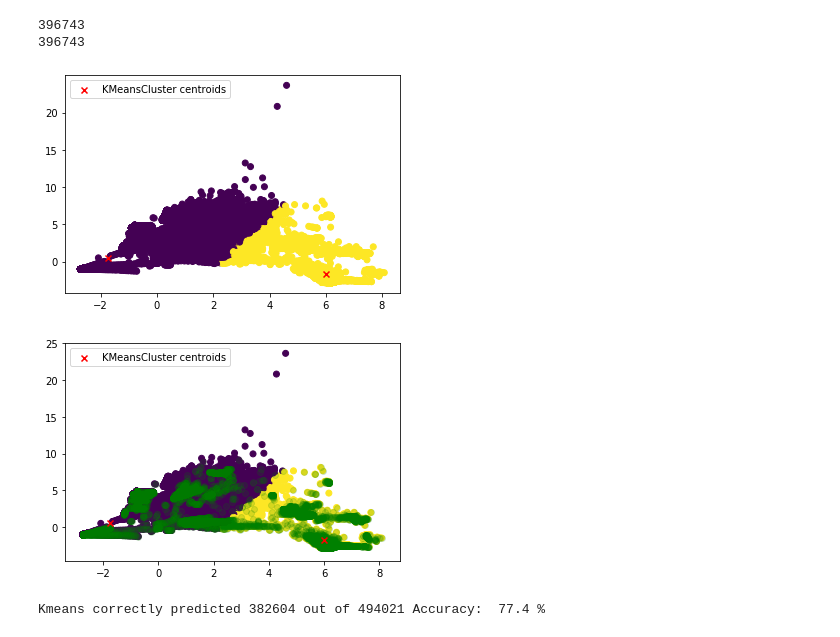
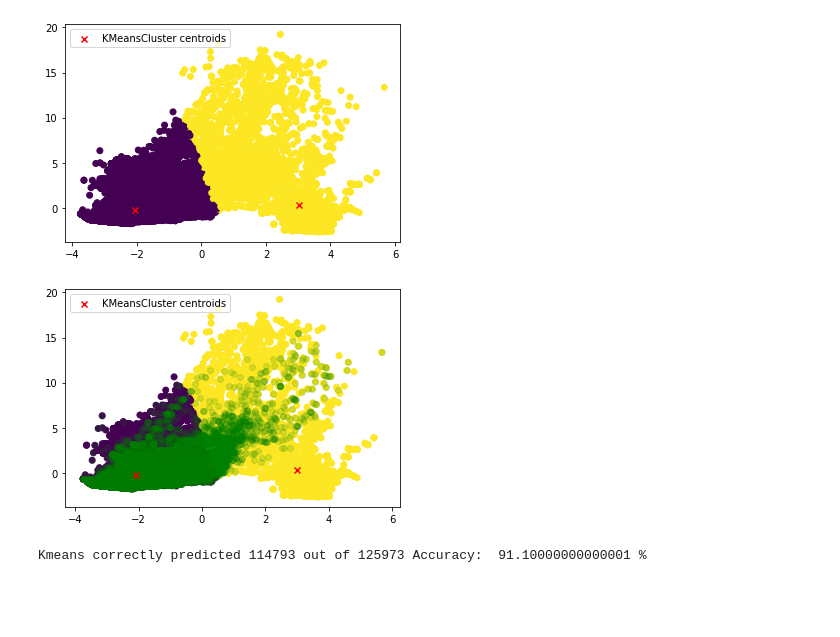
Before and after one commit to greg-norton/kdd99-ml, a Jupyter notebook: tensorflow-multiclass-classification.ipynb, the cells around one changed output. Saved outputs shown, nothing was run; the diff lists cells and outputs as text; code cells hidden in the pictures; blank space fills up the shorter version.

```diff
--- a/tensorflow-multiclass-classification.ipynb
+++ b/tensorflow-multiclass-classification.ipynb
@@ -26,7 +26,7 @@ import matplotlib.pyplot as plt
 # Change me for other classifications!
 # --------------------------------------------------
 SCOPE = 'binary'
-DATASET = 'kdd99'
+DATASET = 'nslkdd'
 # --------------------------------------------------
 
 # Our options to test
@@ -382,3 +350,7 @@ principalDf.head()
+# %%
+
+x_df = df.dropna(axis=1)
+x_df = df.drop(columns=['outcome'])
 # %%
 pca = PCA(n_components=2)
 principalComponents = pca.fit_transform(x_df)
@@ -389,24 +361,10 @@ km = KMeans(n_clusters = 2)
 km.fit(principalDf)
 y_kmeans = km.predict(principalDf)
 # %%
-#this block prepares a true_normal_df for visualization, so we can compare against the two groups generated by K-Means Clustering
-if DATASET == 'nslkdd':
-    true_normal_df = principalDf.copy() #get the PCA1 and PCA2 columns from the principalDf (original df), copy them into a new true_normal_df
-    true_normal_df['outcome'] = df['outcome'] #copy the outcome column from the original dataframe to the true_normal_df
-    true_normal_df = true_normal_df.drop(true_normal_df[true_normal_df.outcome != 'normal'].index) #delete all rows from the true_normal_df that have an outcome that is NOT normal
-    print(len(true_normal_df['outcome']), (true_normal_df.outcome == 'normal').sum()) #proof that every outcome in our table is normal
-    true_normal_df.drop(['outcome'], axis = 1) #finally, drop the outcome column from the true_normal_df, and we are left with PCA1 and PCA2 cols that correspond to the true normal rows, so we can plot and visualize these in the next step
-
-
-else:
-    true_normal_df = principalDf.copy()
-#     print((df['outcome'] == 1).sum())
-    true_normal_df['outcome'] = df['outcome']
-    true_normal_df = true_normal_df.drop(true_normal_df[true_normal_df.outcome != 1].index) #delete all rows from true_normal_df with outcome != 'normal'
-#     print(len(true_normal_df))
+true_normal_df = principalDf.copy()
+true_normal_df['outcome'] = df['outcome']
+true_normal_df = true_normal_df.drop(true_normal_df[true_normal_df.outcome != 0].index) #delete all rows from true_normal_df with outcome != 'normal'
+true_normal_df.drop(['outcome'], axis = 1, inplace=True) #finally, drop the outcome column from the true_normal_df, and we are left with PCA1 and PCA2 cols that correspond to the true normal rows, so we can plot and visualize these in the next step
-# %% [output]
-396743
-396743
 # %%
 scatter = plt.scatter(principalDf['principal component 1'], principalDf['principal component 2'], c = y_kmeans, cmap = 'viridis')
 centers = np.array(km.cluster_centers_)
@@ -414,21 +372,25 @@ plt.scatter(centers[:,0], centers[:,1], marker="x", color='r', label = 'KMeansCl
 plt.legend(loc="upper left")
 # Below we see the result of splitting the dataset into 2 clusters using KMeans Clusters.
 # On the left is normal data, on the right is anomaly data
+fname = "KMeansClusters_"+DATASET+"_"+SCOPE
+plt.savefig(fname)
 plt.show()
 # %% [output]
-[figure, old version]
+[figure, new version]
 # %%
 scatter = plt.scatter(principalDf['principal component 1'], principalDf['principal component 2'], c = y_kmeans, cmap = 'viridis')
 centers = np.array(km.cluster_centers_)
 plt.scatter(true_normal_df['principal component 1'], true_normal_df['principal component 2'], color = 'g', alpha = 0.15)
 plt.scatter(centers[:,0], centers[:,1], marker="x", color='r', label = 'KMeansCluster centroids')
 plt.legend(loc="upper left")
 # Below we see the result of splitting the dataset into 2 clusters using KMeans Clusters.
 # On the left is normal data, on the right is anomaly data
 # We can confirm that the left is normal data by overlaying it with the values found in true_normal_df
+fname = "KMeansClusters_Normal_"+DATASET+"_"+SCOPE
+plt.savefig(fname)
 plt.show()
 # %% [output]
-[figure, old version]
+[figure, new version]
 # %%
 #Check accuracy of the Kmeans clustering predicted values. To do this:
 
@@ -436,7 +398,7 @@ plt.show()
 
 #there are two possible ways that Kmeans_predicted_values could have been encoded. 1's may represent normal, or 1's may represent abnormal
 #Below, we will check both possibilites, and return the case which matches our true binary_encoded_outcome.
-binary_encoded_outcome = df['outcome'].apply(lambda x: 1 if x == 'normal' else 0 )
+binary_encoded_outcome = df['outcome'].apply(lambda x: 1 if x == 0 else 0 )
 
 #comparison_df will be used to compare the two possible binary encodings of "normal" from y_kmeans with the true outcome encoded in binary (called Binary_encoded_outcome)
 comparison_df = pd.DataFrame()
@@ -457,4 +419,4 @@ principalDf['true_outcome'] = binary_encoded_outcome
 correctly_predicted = (principalDf['Kmeans_predicted'] == principalDf['true_outcome']).sum()
 print('Kmeans correctly predicted', correctly_predicted, 'out of', total_true_values, 'Accuracy: ', round(correctly_predicted/total_true_values, 3) * 100, '%')
 # %% [output]
-Kmeans correctly predicted 382604 out of 494021 Accuracy:  77.4 %
+Kmeans correctly predicted 114793 out of 125973 Accuracy:  91.10000000000001 %
```
Also changed, not shown: parts of 7 cells of this notebook.
